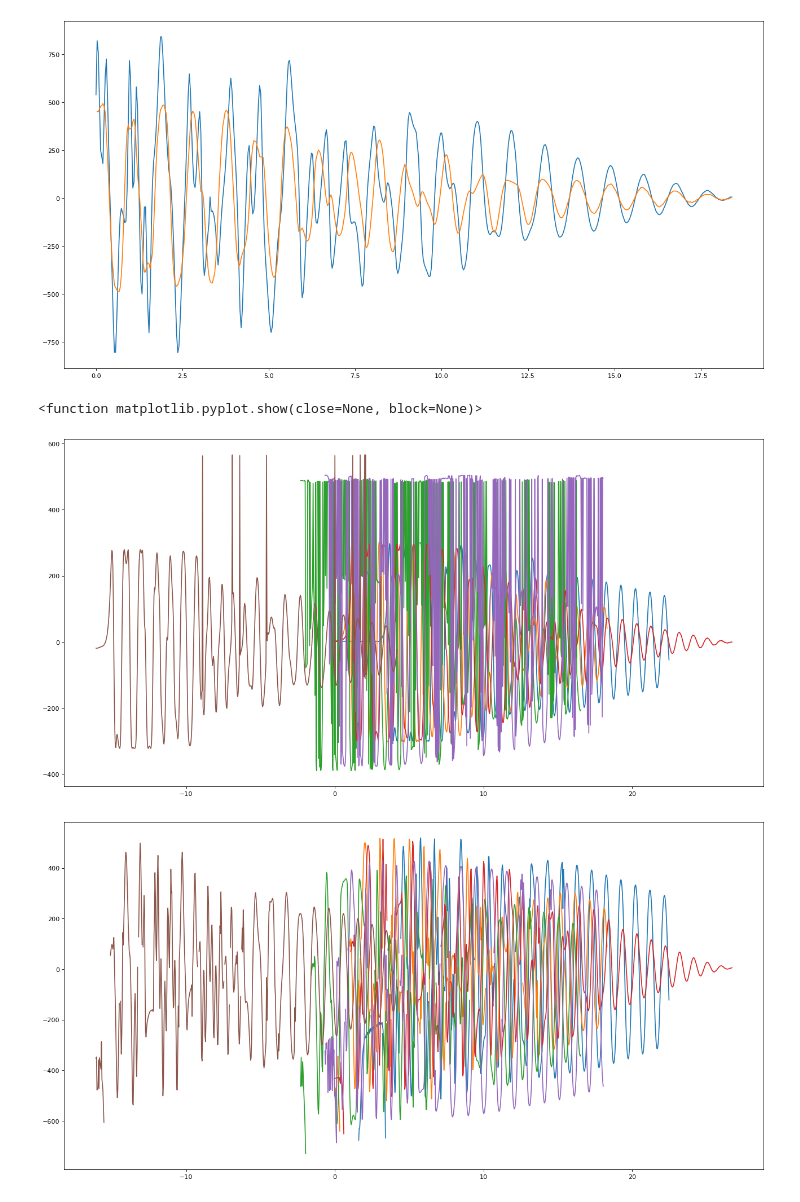
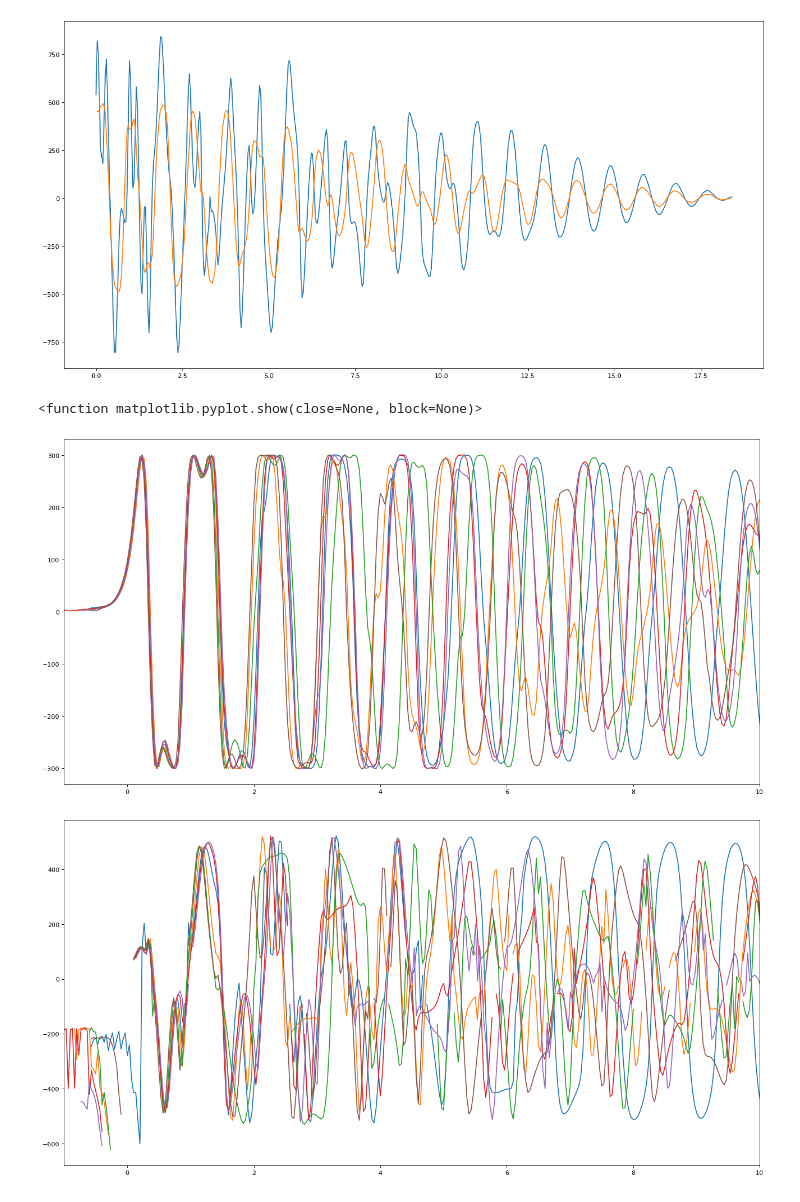
Before and after one commit to ebepolman-bit/RP2, a Jupyter notebook: Mapping.ipynb, the cells around one changed output. Saved outputs shown, nothing was run; the diff lists cells and outputs as text; code cells hidden in the pictures.

```diff
--- a/Mapping.ipynb
+++ b/Mapping.ipynb
@@ -75,6 +75,8 @@ x_0_array = np.array([])
 y_0_array = np.array([])
 min_inx_array = np.array([])
 n=0
+y_drempel = 290
+
 plt.figure(figsize=(20,10), dpi=80)
 for name in filelist_green:
     file = pd.read_csv(name)
@@ -88,39 +90,41 @@ for name in filelist_green:
         x = data[:n]
         y = data[n:]
         return np.sqrt((x-x_0)**2 + (y-y_0)**2) - R
     data = np.concatenate([x2, y2])
     target = np.zeros(len(x2))
     popt, cov = curve_fit(circlefit,data,target)
     x_0 = popt[0]
     y_0 = popt[1]
     R   = popt[2]
     x = x - x_0
     y = y - y_0
     x2 = x2 - x_0
     y2 = y2 - y_0
     x_0_array = np.append(x_0_array,x_0)
     y_0_array = np.append(y_0_array,y_0)
-    min_idx = np.argmax(y2)       # Vind index van het laagste punt in x2
-    min_inx_array = np.append(min_inx_array,min_idx)
-    x2 = x2          # Snijd x2 af vanaf de dip
-    t2 = t2 - t2[min_idx]
+    indx = np.where(y2 < y_drempel)[0]
+    drempel_idx = indx[0]
+    t2 = t2 - t2[drempel_idx]
+    min_inx_array = np.append(min_inx_array,drempel_idx)
     plt.plot(t2,x2)
+plt.xlim(-1,10)
 plt.show
 
 plt.figure(figsize=(20,10), dpi=80)
 for name in filelist_red:
     file = pd.read_csv(name) #Rood
     t = file["time_s"].to_numpy()
     x = file["x"].to_numpy() - x_0_array[n]
     y = -file["y"].to_numpy() - y_0_array[n]
     t = t - t[int(min_inx_array[n])]
     plt.plot(t,x)
     n += 1
+plt.xlim(-1,10)
 plt.show
 # %% [output]
 <function matplotlib.pyplot.show(close=None, block=None)>
-[figure, old version]
+[figure, new version]
-[figure, old version]
+[figure, new version]
 # %%
 import warnings
 
```
Also changed, not shown: parts of 1 cell of this notebook.
